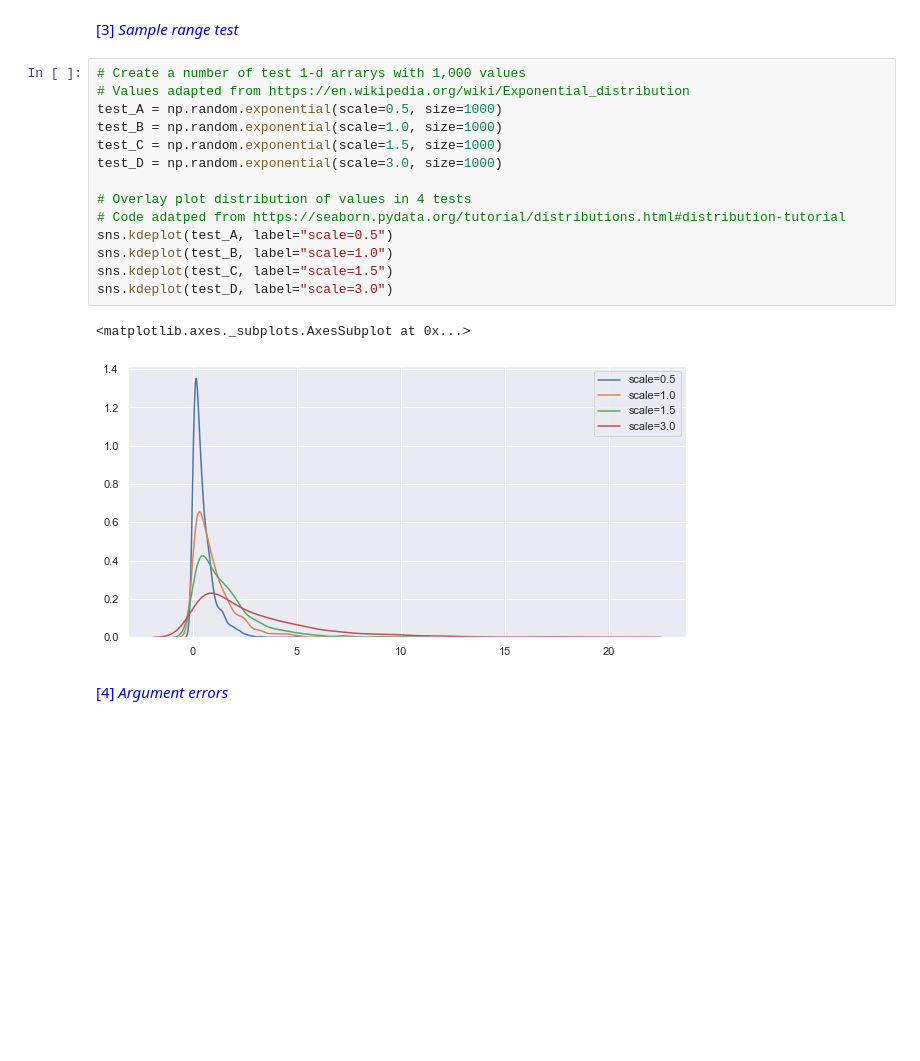
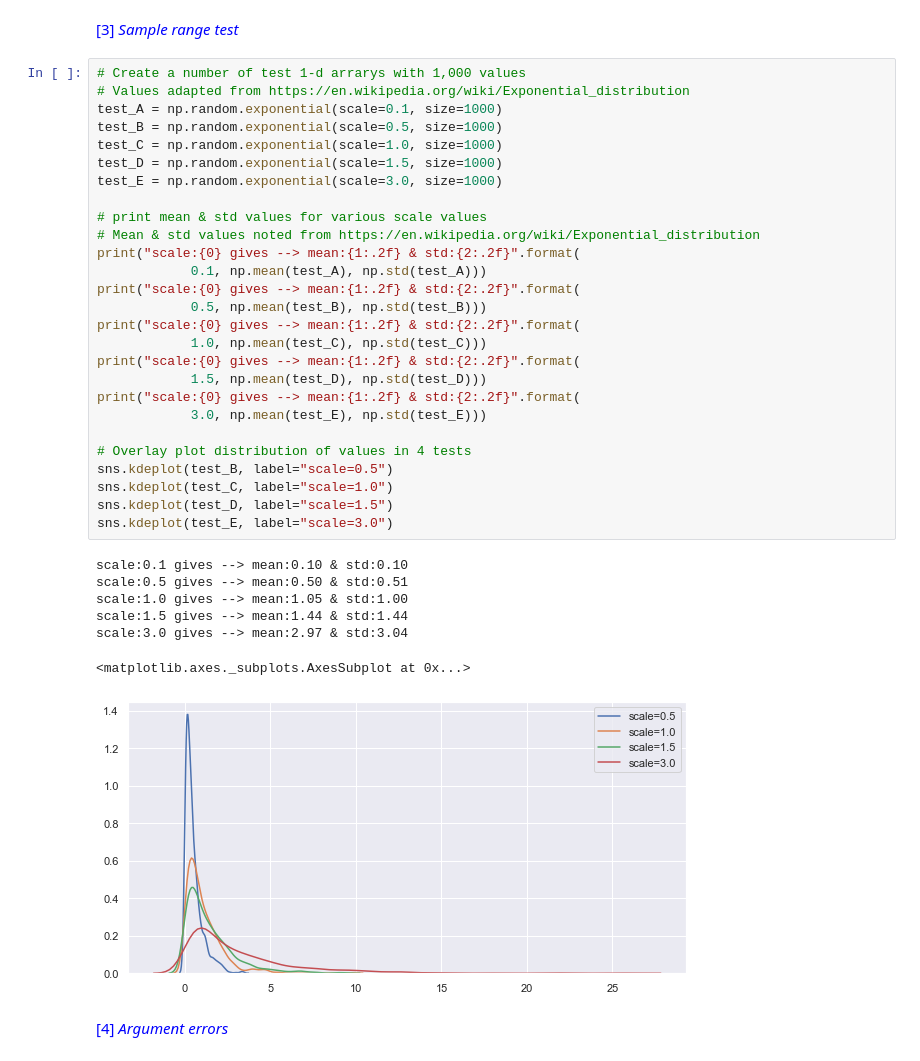
Before and after one commit to markcot/ProgrammingFDA-Assignment, a Jupyter notebook: numpy-random-review.ipynb, the cells around one changed output. Drawn from its saved outputs; the diff is of its cells as text; blank space fills up the shorter version.

Commit message:
Distribution sections rewording

```diff
--- a/numpy-random-review.ipynb
+++ b/numpy-random-review.ipynb
@@ -1279,20 +1311,38 @@ size = array:
 # %%
 # Create a number of test 1-d arrarys with 1,000 values
 # Values adapted from https://en.wikipedia.org/wiki/Exponential_distribution
-test_A = np.random.exponential(scale=0.5, size=1000)
-test_B = np.random.exponential(scale=1.0, size=1000)
-test_C = np.random.exponential(scale=1.5, size=1000)
-test_D = np.random.exponential(scale=3.0, size=1000)
+test_A = np.random.exponential(scale=0.1, size=1000)
+test_B = np.random.exponential(scale=0.5, size=1000)
+test_C = np.random.exponential(scale=1.0, size=1000)
+test_D = np.random.exponential(scale=1.5, size=1000)
+test_E = np.random.exponential(scale=3.0, size=1000)
+
+# print mean & std values for various scale values
+# Mean & std values noted from https://en.wikipedia.org/wiki/Exponential_distribution
+print("scale:{0} gives --> mean:{1:.2f} & std:{2:.2f}".format(
+            0.1, np.mean(test_A), np.std(test_A)))
+print("scale:{0} gives --> mean:{1:.2f} & std:{2:.2f}".format(
+            0.5, np.mean(test_B), np.std(test_B)))
+print("scale:{0} gives --> mean:{1:.2f} & std:{2:.2f}".format(
+            1.0, np.mean(test_C), np.std(test_C)))
+print("scale:{0} gives --> mean:{1:.2f} & std:{2:.2f}".format(
+            1.5, np.mean(test_D), np.std(test_D)))
+print("scale:{0} gives --> mean:{1:.2f} & std:{2:.2f}".format(
+            3.0, np.mean(test_E), np.std(test_E)))
 
 # Overlay plot distribution of values in 4 tests
-# Code adatped from https://seaborn.pydata.org/tutorial/distributions.html#distribution-tutorial
-sns.kdeplot(test_A, label="scale=0.5")
-sns.kdeplot(test_B, label="scale=1.0")
-sns.kdeplot(test_C, label="scale=1.5")
-sns.kdeplot(test_D, label="scale=3.0")
+sns.kdeplot(test_B, label="scale=0.5")
+sns.kdeplot(test_C, label="scale=1.0")
+sns.kdeplot(test_D, label="scale=1.5")
+sns.kdeplot(test_E, label="scale=3.0")
 # %% [output]
-<matplotlib.axes._subplots.AxesSubplot at 0x...>
+scale:0.1 gives --> mean:0.10 & std:0.10
+scale:0.5 gives --> mean:0.50 & std:0.51
+scale:1.0 gives --> mean:1.05 & std:1.00
+scale:1.5 gives --> mean:1.44 & std:1.44
+scale:3.0 gives --> mean:2.97 & std:3.04
+<matplotlib.axes._subplots.AxesSubplot at 0x...>
-[figure, old version]
+[figure, new version]
 # %% [markdown]
 <font color='blue'>[4] _Argument errors_ </font>
 # %%
```
Also changed, not shown: parts of 9 cells of this notebook, 1 other file.
